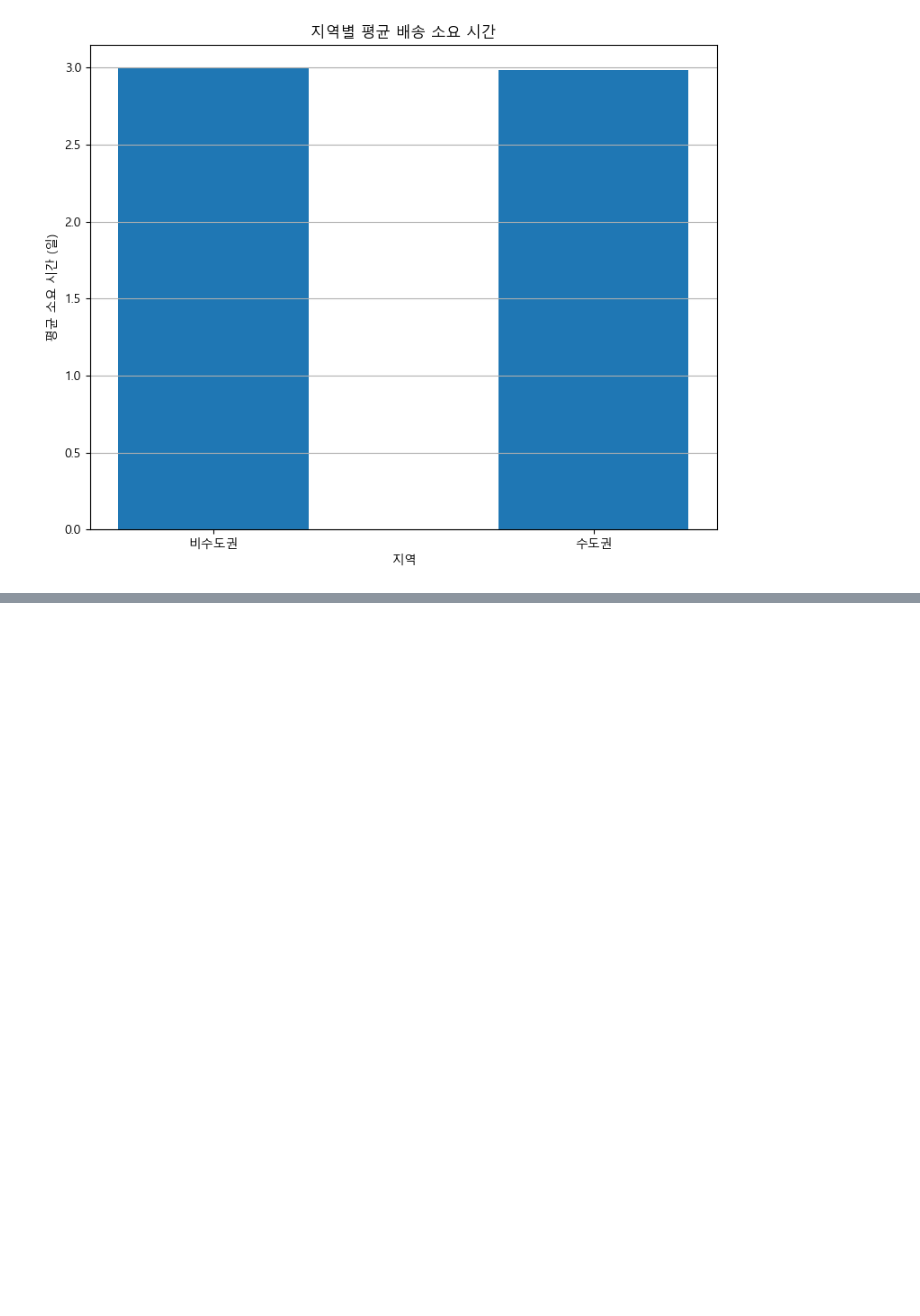
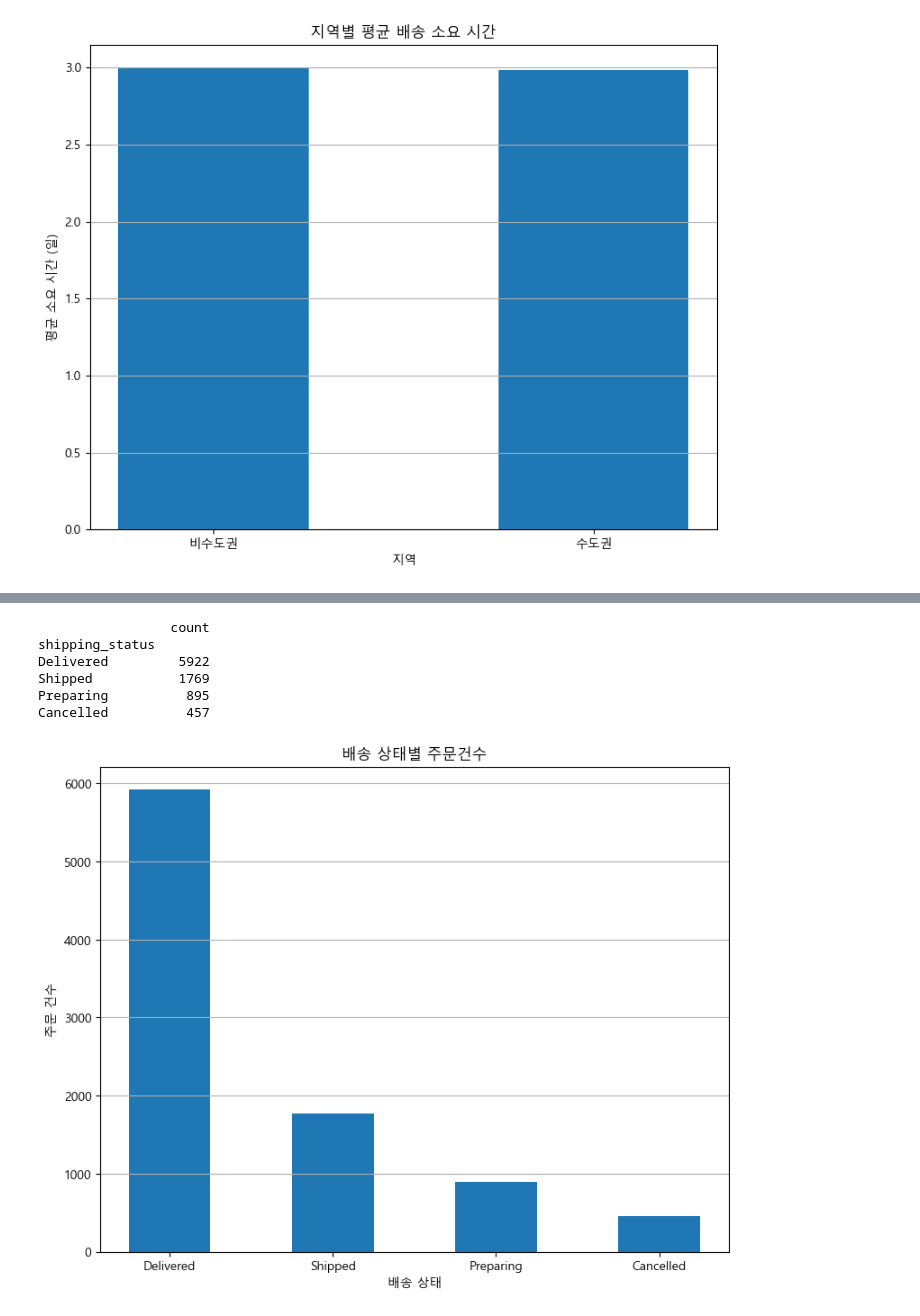
Before and after one commit to Happy-o3ov/big20-python-project1-team3, a Jupyter notebook: 실습문제/05 배송분석.ipynb, the cells around one changed output, grey strips where cells are left out. Drawn from its saved outputs; the diff is of its cells as text; code cells hidden in the pictures; blank space fills up the shorter version.

```diff
--- a/실습문제/05 배송분석.ipynb
+++ b/실습문제/05 배송분석.ipynb
@@ -130,0 +122,26 @@ Name: city, Length: 10000, dtype: object>
+# %%
+cols = ['shipping_status','order_id']
+
+df_data3 = df[cols].copy()
+
+group_shipping_status = df_data3.groupby('shipping_status').agg(
+    count = ('order_id','count')
+).sort_values('count',ascending=False)
+
+print(group_shipping_status)
+
+fig, ax = plt.subplots(figsize=(9, 7))
+
+bars = ax.bar(group_shipping_status.index, group_shipping_status['count'], width=0.5)
+ax.set_xlabel('배송 상태')
+ax.set_ylabel('주문 건수')
+ax.set_title('배송 상태별 주문건수')
+ax.grid(True, axis='y')
+# %% [output]
+                 count
+shipping_status
+Delivered         5922
+Shipped           1769
+Preparing          895
+Cancelled          457
+[figure, added]
```
Also changed, not shown: parts of 5 cells of this notebook.
